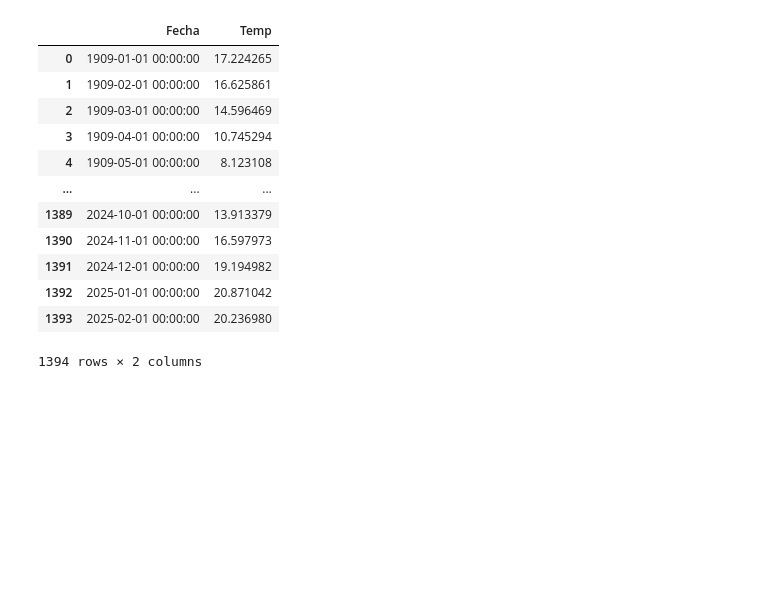
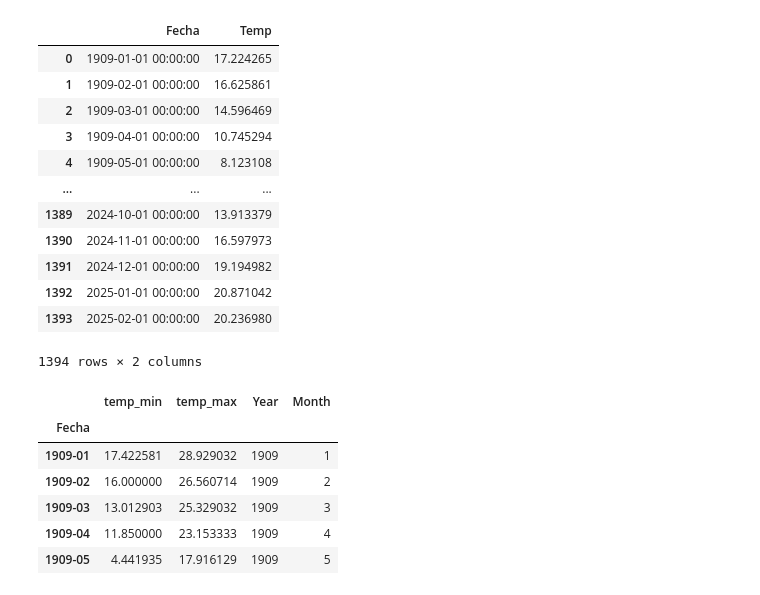
Before and after one commit to Ncolaci/TP_INTEGRADOR, a Jupyter notebook: TP_INTEGRADOR/TP_INTEGRADOR_FINAL_SIN_LOG.ipynb, the cells around one changed output. Cells and saved outputs as stored; diff of their text form; code cells hidden in the pictures; blank space fills up the shorter version.

```diff
--- a/TP_INTEGRADOR/TP_INTEGRADOR_FINAL_SIN_LOG.ipynb
+++ b/TP_INTEGRADOR/TP_INTEGRADOR_FINAL_SIN_LOG.ipynb
@@ -905,3 +905,22 @@ prediccion_fecha('2025/2')
 | 1392 | 2025-01-01 00:00:00 | 20.871042 |
 | 1393 | 2025-02-01 00:00:00 | 20.236980 |
 1394 rows × 2 columns
+# %%
+#Se crea un dataframe para temperatura minima y maxima, agrupado por año y mes con la media de cada mes
+
+df_temp_min_mensual=pd.DataFrame(df_temp_min.groupby(pd.PeriodIndex(df_temp_min.index, freq="M"))['temp_min'].mean())
+df_temp_max_mensual=pd.DataFrame(df_temp_max.groupby(pd.PeriodIndex(df_temp_max.index, freq="M"))['temp_max'].mean())
+# %%
+df=pd.concat([df_temp_min_mensual,df_temp_max_mensual],axis=1)
+# %%
+df['Year'] = df.index.year
+df['Month'] = df.index.month
+df.head()
+# %% [output]
+|  | temp_min | temp_max | Year | Month |
+| Fecha |  |  |  |  |
+| 1909-01 | 17.422581 | 28.929032 | 1909 | 1 |
+| 1909-02 | 16.000000 | 26.560714 | 1909 | 2 |
+| 1909-03 | 13.012903 | 25.329032 | 1909 | 3 |
+| 1909-04 | 11.850000 | 23.153333 | 1909 | 4 |
+| 1909-05 | 4.441935 | 17.916129 | 1909 | 5 |
```
Also changed, not shown: parts of 28 cells of this notebook.
